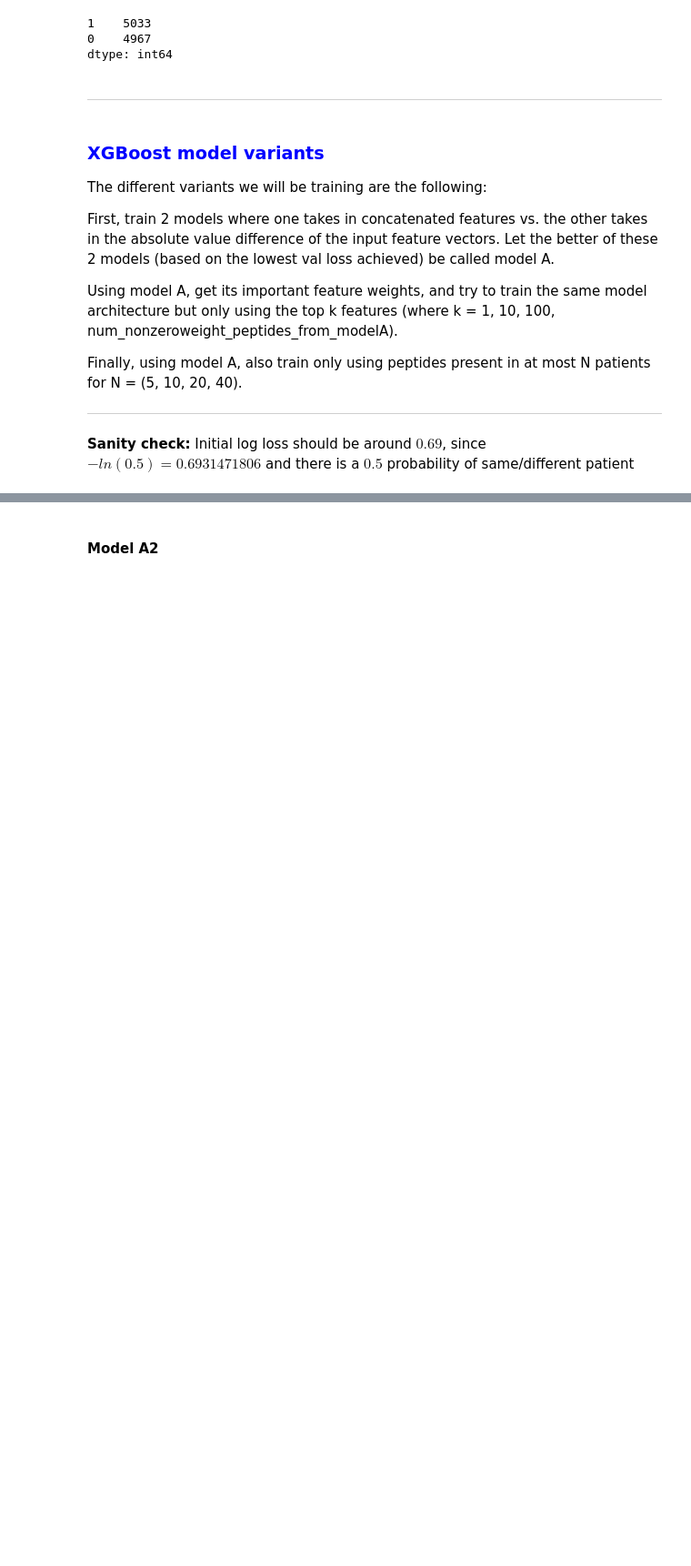
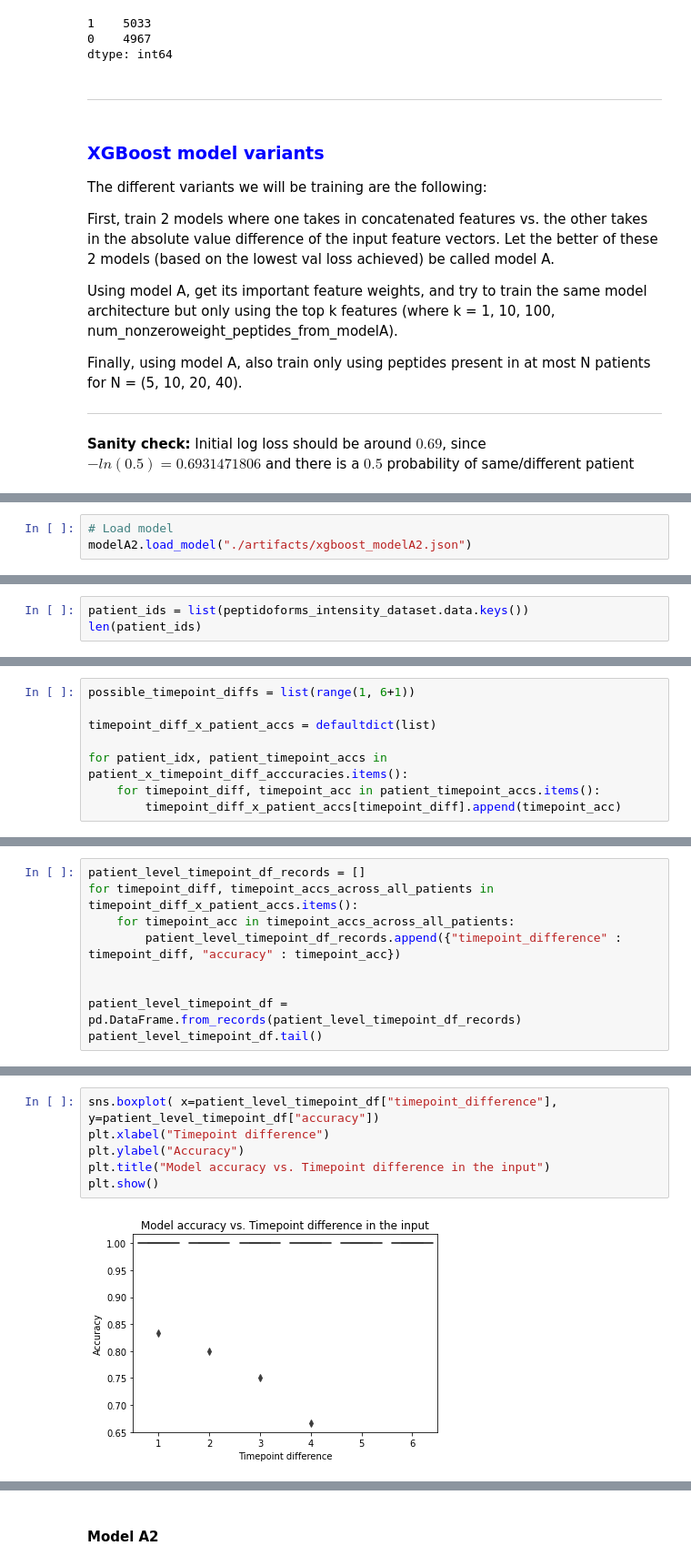
Before and after one commit to SasyaReddi/cse291c-plasma-weightloss, a Jupyter notebook: FinalReport-Data.ipynb, the cells around one changed output, grey strips where cells are left out. Shown at 91% size. Cells and saved outputs as stored; diff of their text form; blank space fills up the shorter version.

```diff
--- a/FinalReport-Data.ipynb
+++ b/FinalReport-Data.ipynb
@@ -266,0 +333,3 @@ Finally, using model A, also train only using peptides present in at most N pati
+# %%
+# Load model
+modelA2.load_model("./artifacts/xgboost_modelA2.json")
@@ -266,0 +338,3 @@ Finally, using model A, also train only using peptides present in at most N pati
+# %%
+patient_ids = list(peptidoforms_intensity_dataset.data.keys())
+len(patient_ids)
@@ -266,0 +388,8 @@ Finally, using model A, also train only using peptides present in at most N pati
+# %%
+possible_timepoint_diffs = list(range(1, 6+1))
+
+timepoint_diff_x_patient_accs = defaultdict(list)
+
+for patient_idx, patient_timepoint_accs in patient_x_timepoint_diff_acccuracies.items():
+    for timepoint_diff, timepoint_acc in patient_timepoint_accs.items():
+        timepoint_diff_x_patient_accs[timepoint_diff].append(timepoint_acc)
@@ -266,0 +425,9 @@ Finally, using model A, also train only using peptides present in at most N pati
+# %%
+patient_level_timepoint_df_records = []
+for timepoint_diff, timepoint_accs_across_all_patients in timepoint_diff_x_patient_accs.items():
+    for timepoint_acc in timepoint_accs_across_all_patients:
+        patient_level_timepoint_df_records.append({"timepoint_difference" : timepoint_diff, "accuracy" : timepoint_acc})
+
+
+patient_level_timepoint_df = pd.DataFrame.from_records(patient_level_timepoint_df_records)
+patient_level_timepoint_df.tail()
@@ -266,0 +441,8 @@ Finally, using model A, also train only using peptides present in at most N pati
+# %%
+sns.boxplot( x=patient_level_timepoint_df["timepoint_difference"], y=patient_level_timepoint_df["accuracy"])
+plt.xlabel("Timepoint difference")
+plt.ylabel("Accuracy")
+plt.title("Model accuracy vs. Timepoint difference in the input")
+plt.show()
+# %% [output]
+[figure, added]
```
Also changed, not shown: parts of 52 cells of this notebook.
